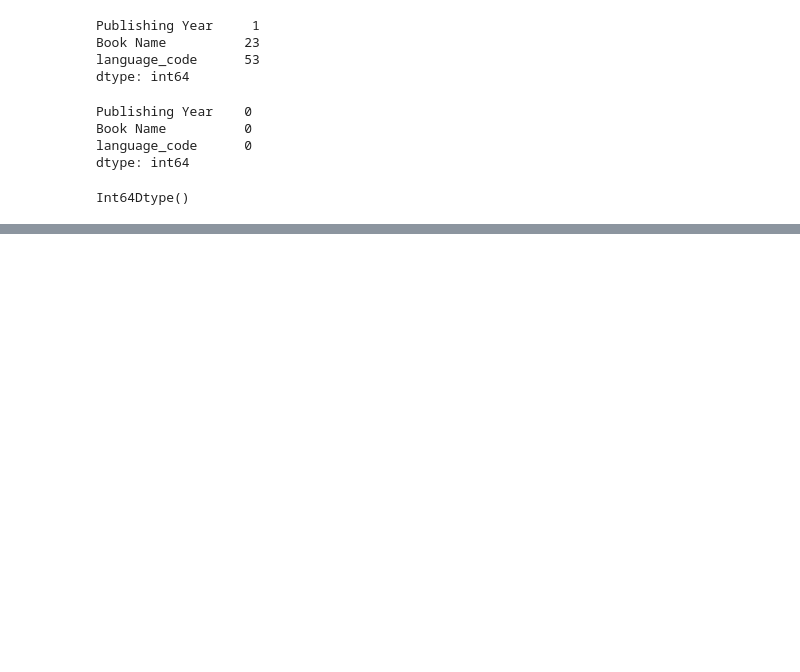
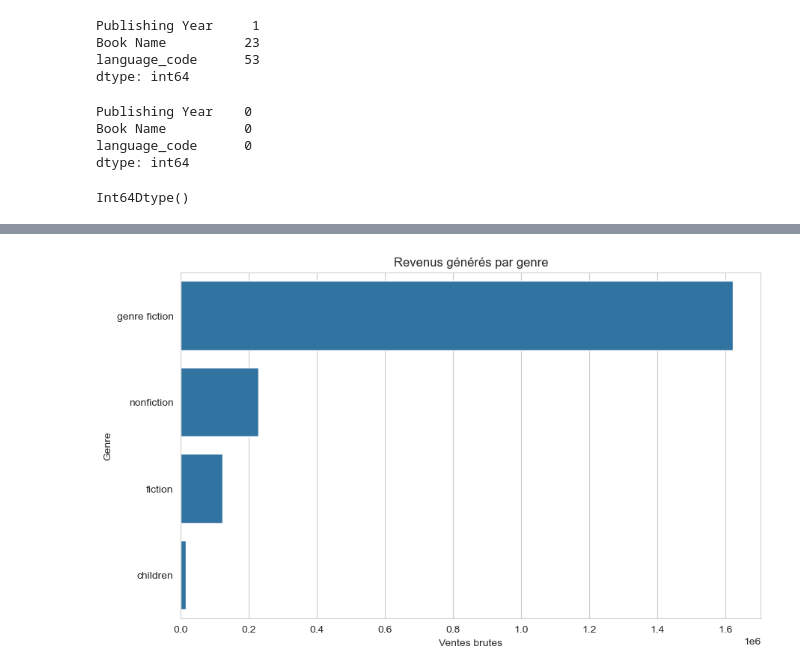
Before and after one commit to CedricKonkobo/CedricKonkobo-EDA_Books-_Sales_Ratings, a Jupyter notebook: Book_Sale_EDA.ipynb, the cells around one changed output, grey strips where cells are left out. Cells and saved outputs as stored; diff of their text form; code cells hidden in the pictures; blank space fills up the shorter version.

```diff
--- a/Book_Sale_EDA.ipynb
+++ b/Book_Sale_EDA.ipynb
@@ -228,0 +275,17 @@ Int64Dtype()
+# %%
+## Revenus par genre
+genre_sales = df.groupby("genre")["gross sales"].sum().sort_values(ascending=False)
+
+plt.figure()
+
+sns.barplot(x=genre_sales.values, y=genre_sales.index)
+
+plt.title("Revenus générés par genre")
+plt.xlabel("Ventes brutes")
+plt.ylabel("Genre")
+
+plt.savefig(f"{output_dir}/revenus_par_genre.png", dpi=300, bbox_inches="tight")
+
+plt.show()
+# %% [output]
+[figure, added]
```
Also changed, not shown: parts of 12 cells of this notebook, 9 other files.
